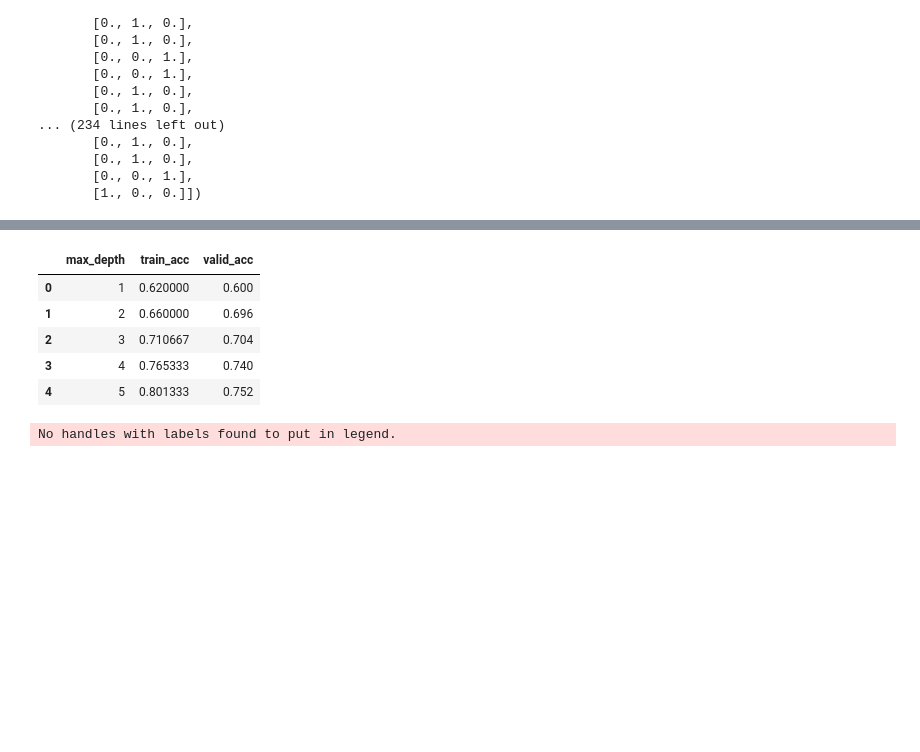
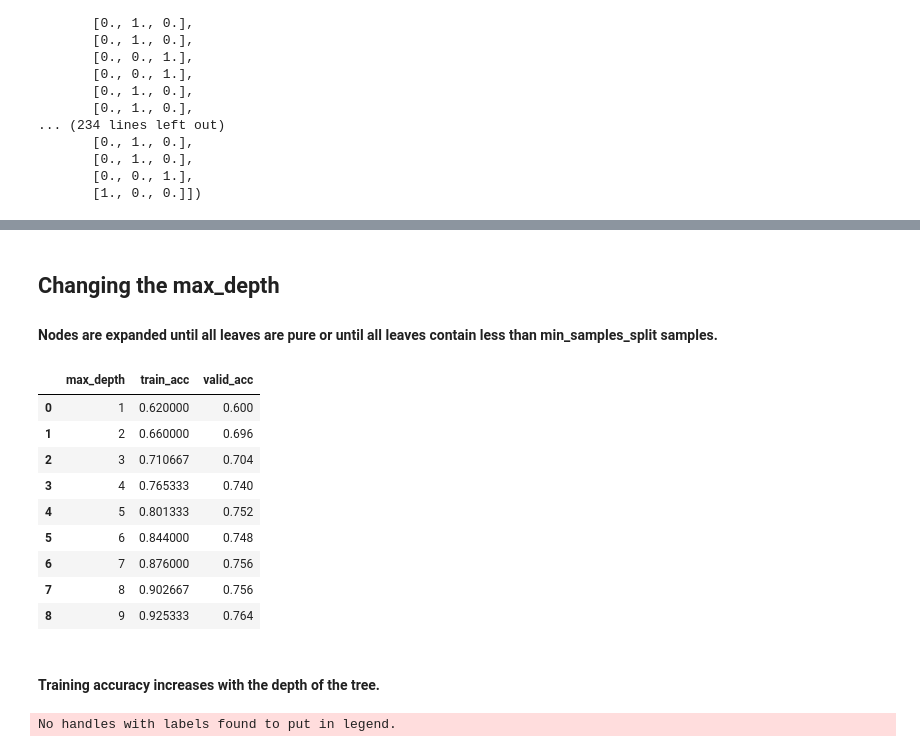
Before and after one commit to cvibanez/dsc630Project, a Jupyter notebook: CourseProject_Modeling_DecisionTree.ipynb, the cells around one changed output, grey strips where cells are left out. Saved outputs shown, nothing was run; the diff lists cells and outputs as text; code cells hidden in the pictures; blank space fills up the shorter version.

```diff
--- a/CourseProject_Modeling_DecisionTree.ipynb
+++ b/CourseProject_Modeling_DecisionTree.ipynb
@@ -200,3 +210,7 @@ accuracy_score(y_valid, y_new)
+# %% [markdown]
+## Changing the max_depth
+
+#### Nodes are expanded until all leaves are pure or until all leaves contain less than min_samples_split samples.
 # %%
 train_accuracy = []
 validation_accuracy = []
@@ -207,14 +221,20 @@ for depth in range(1,10):
     validation_accuracy.append(dt_model.score(X_valid, y_valid))
 # %%
 frame = pd.DataFrame({'max_depth':range(1,10), 'train_acc':train_accuracy, 'valid_acc':validation_accuracy})
-frame.head()
+frame
 # %% [output]
 |  | max_depth | train_acc | valid_acc |
 | 0 | 1 | 0.620000 | 0.600 |
 | 1 | 2 | 0.660000 | 0.696 |
 | 2 | 3 | 0.710667 | 0.704 |
 | 3 | 4 | 0.765333 | 0.740 |
 | 4 | 5 | 0.801333 | 0.752 |
+| 5 | 6 | 0.844000 | 0.748 |
+| 6 | 7 | 0.876000 | 0.756 |
+| 7 | 8 | 0.902667 | 0.756 |
+| 8 | 9 | 0.925333 | 0.764 |
+# %% [markdown]
+#### Training accuracy increases with the depth of the tree.
 # %%
 plt.figure(figsize=(12,6))
 plt.plot(frame['max_depth'], frame['train_acc'], marker='o')
```
Also changed, not shown: parts of 7 cells of this notebook.
